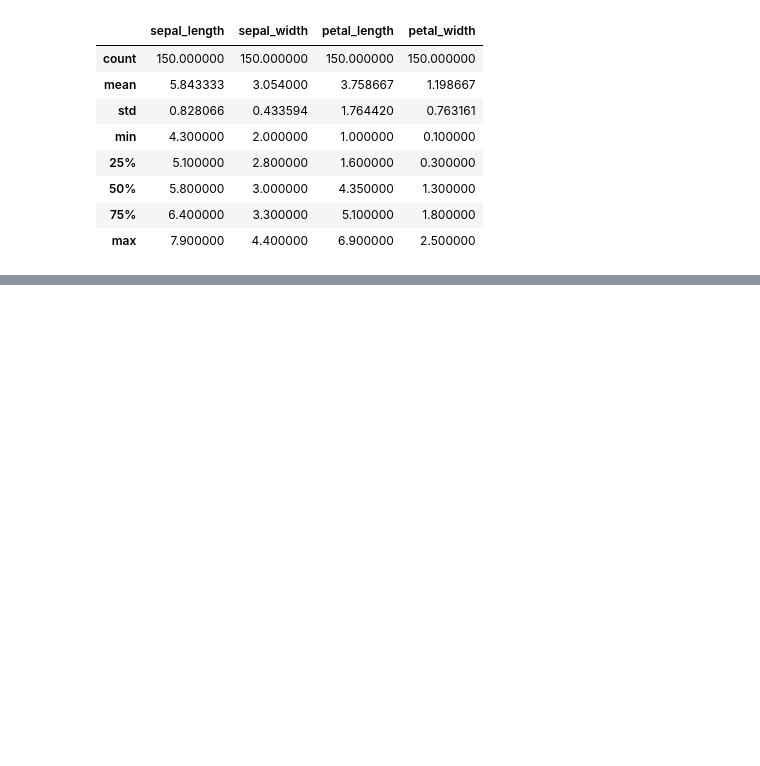
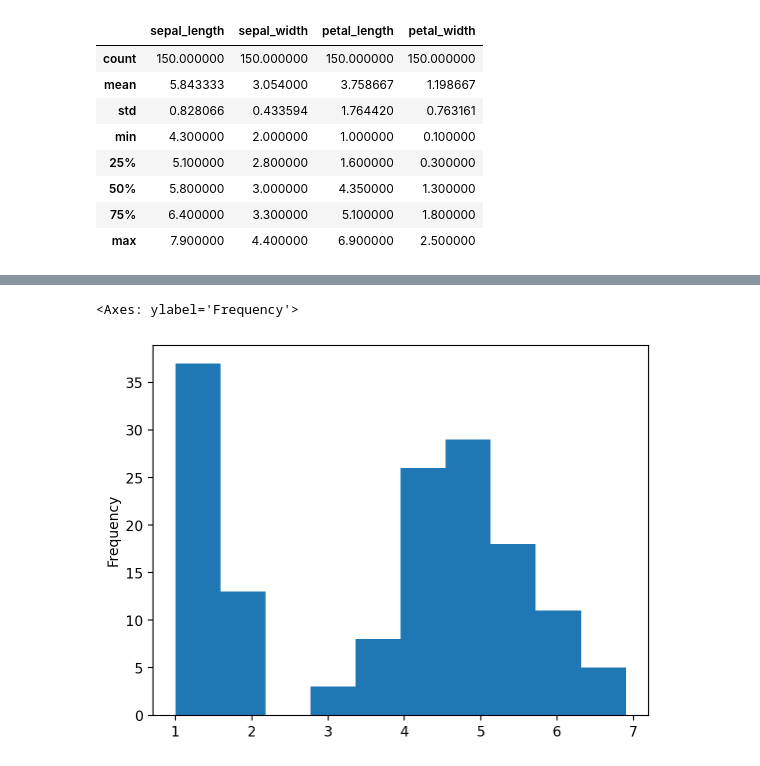
Before and after one commit to michaeldouglas/tutorial-python-twitter, a Jupyter notebook: stack-data-science/notebooks/iris-tutorial.ipynb, the cells around one changed output, grey strips where cells are left out. Saved outputs shown, nothing was run; the diff lists cells and outputs as text; code cells hidden in the pictures; blank space fills up the shorter version.

```diff
--- a/stack-data-science/notebooks/iris-tutorial.ipynb
+++ b/stack-data-science/notebooks/iris-tutorial.ipynb
@@ -86,0 +119,5 @@ iris.describe()
+# %%
+iris['petal_length'].plot.hist()
+# %% [output]
+<Axes: ylabel='Frequency'>
+[figure, added]
```
Also changed, not shown: parts of 18 cells of this notebook, 5 other files.
